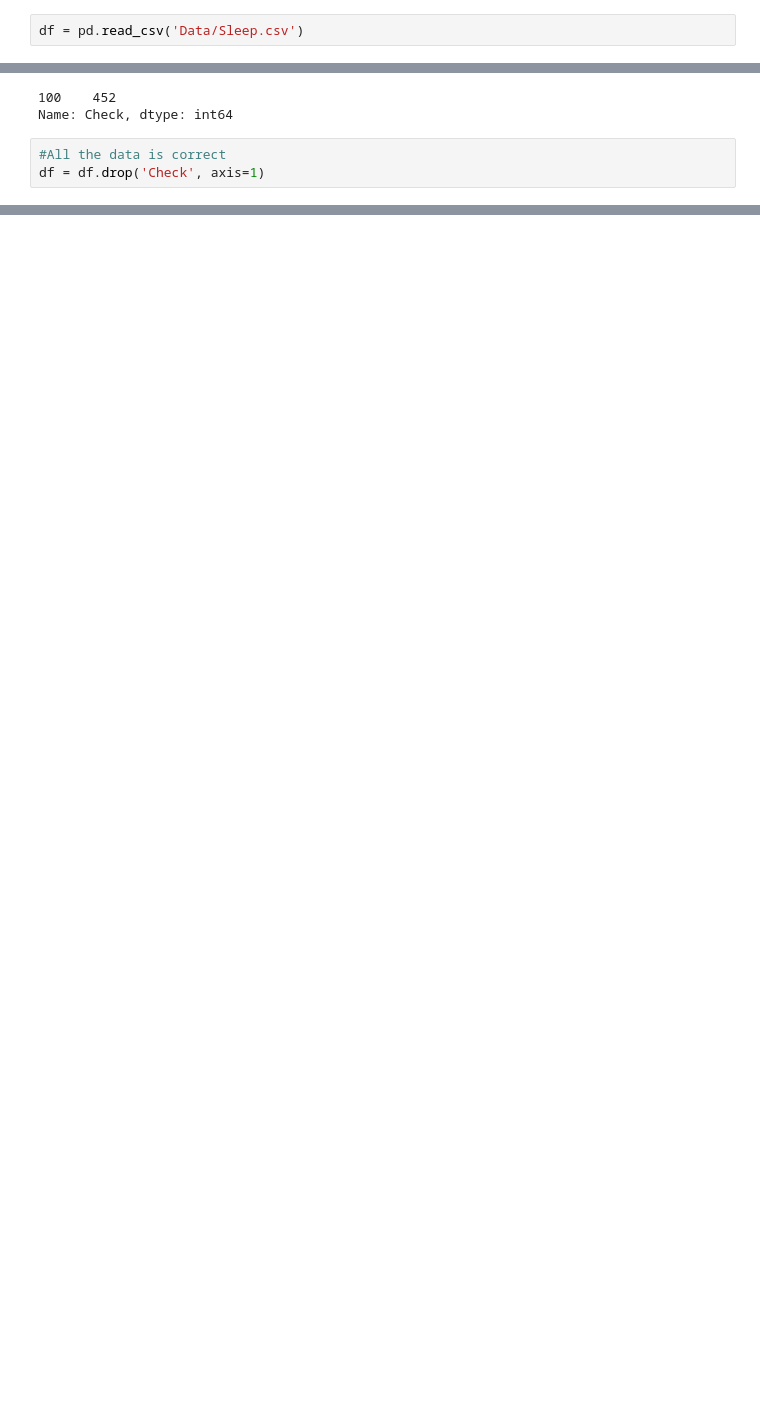
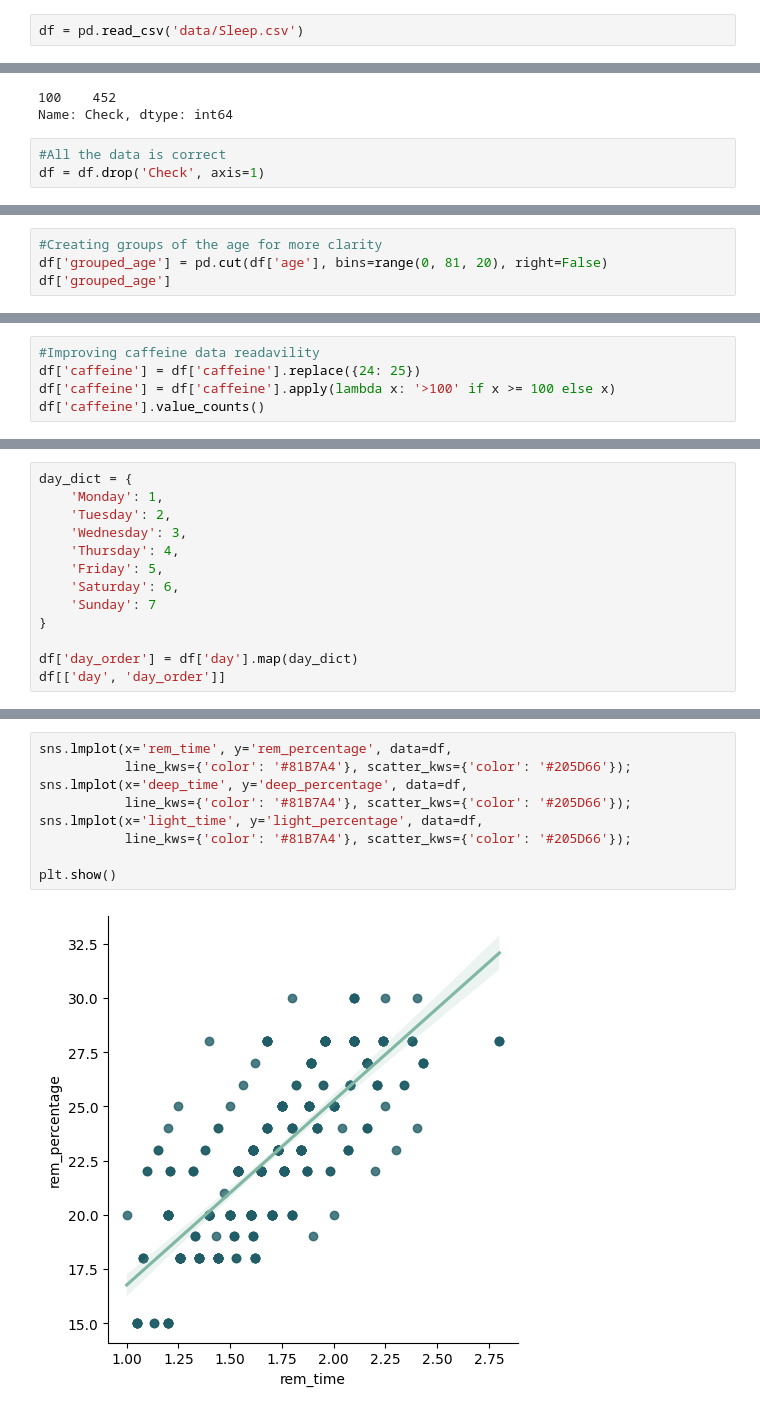
Before and after one commit to jfnevado/Sleep-study, a Jupyter notebook: main copy.ipynb, the cells around one changed output, grey strips where cells are left out. Cells and saved outputs as stored; diff of their text form; blank space fills up the shorter version.

```diff
--- a/main copy.ipynb
+++ b/main copy.ipynb
@@ -11,3 +11,3 @@ sns.set_palette('RdBu', 10)
 # %%
-df = pd.read_csv('Data/Sleep.csv')
+df = pd.read_csv('data/Sleep.csv')
 # %%
@@ -305,0 +72,4 @@ plt.show()
+# %%
+#Creating groups of the age for more clarity
+df['grouped_age'] = pd.cut(df['age'], bins=range(0, 81, 20), right=False)
+df['grouped_age']
@@ -305,0 +101,5 @@ plt.show()
+# %%
+#Improving caffeine data readavility
+df['caffeine'] = df['caffeine'].replace({24: 25})
+df['caffeine'] = df['caffeine'].apply(lambda x: '>100' if x >= 100 else x)
+df['caffeine'].value_counts()
@@ -305,0 +113,13 @@ plt.show()
+# %%
+day_dict = {
+    'Monday': 1,
+    'Tuesday': 2,
+    'Wednesday': 3,
+    'Thursday': 4,
+    'Friday': 5,
+    'Saturday': 6,
+    'Sunday': 7
+}
+
+df['day_order'] = df['day'].map(day_dict)
+df[['day', 'day_order']]
@@ -305,0 +258,11 @@ plt.show()
+# %%
+sns.lmplot(x='rem_time', y='rem_percentage', data=df,
+           line_kws={'color': '#81B7A4'}, scatter_kws={'color': '#205D66'});
+sns.lmplot(x='deep_time', y='deep_percentage', data=df,
+           line_kws={'color': '#81B7A4'}, scatter_kws={'color': '#205D66'});
+sns.lmplot(x='light_time', y='light_percentage', data=df,
+           line_kws={'color': '#81B7A4'}, scatter_kws={'color': '#205D66'});
+
+plt.show()
+# %% [output]
+[figure, added]
```
Also changed, not shown: parts of 63 cells of this notebook, 6 other files.
